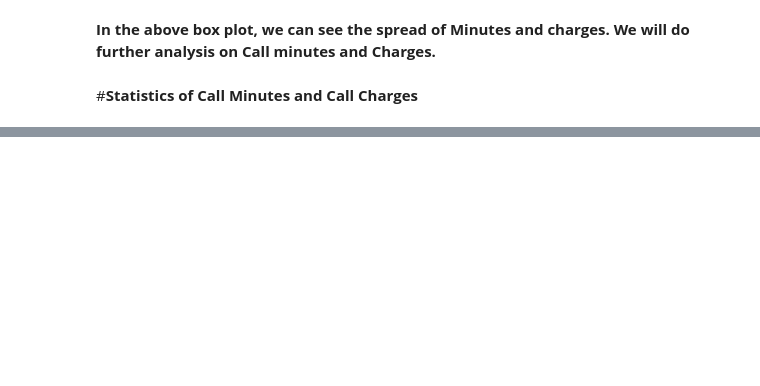
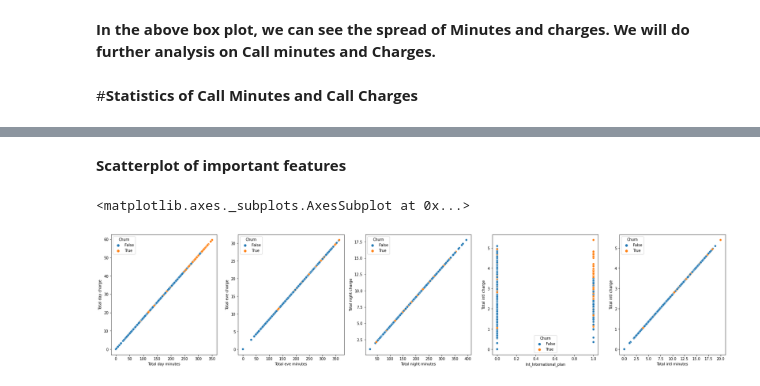
Before and after one commit to Damonaak/EDA_project, a Jupyter notebook: Khushal_copy_of_EDA_Project.ipynb, the cells around one changed output, grey strips where cells are left out. Cells and saved outputs as stored; diff of their text form; code cells hidden in the pictures; blank space fills up the shorter version.

```diff
--- a/Khushal_copy_of_EDA_Project.ipynb
+++ b/Khushal_copy_of_EDA_Project.ipynb
@@ -382,0 +441,12 @@ sns.countplot(x='Voice mail plan', hue='Churn', data=df)
+# %% [markdown]
+**Scatterplot of important features**
+# %%
+_, ax = plt.subplots(1, 5, figsize= (30, 6))
+sns.scatterplot(x="Total day minutes", y = "Total day charge" , hue="Churn", data=df, ax=ax[0])
+sns.scatterplot(x="Total eve minutes", y = "Total eve charge" , hue="Churn", data=df, ax=ax[1])
+sns.scatterplot(x="Total night minutes", y = "Total night charge" , hue="Churn", data=df, ax=ax[2])
+sns.scatterplot(x="Int_International_plan", y = "Total intl charge" , hue="Churn", data=df, ax=ax[3])
+sns.scatterplot(x="Total intl minutes", y = "Total intl charge" , hue="Churn", data=df, ax=ax[4])
+# %% [output]
+<matplotlib.axes._subplots.AxesSubplot at 0x...>
+[figure, added]
```
Also changed, not shown: parts of 15 cells of this notebook.
